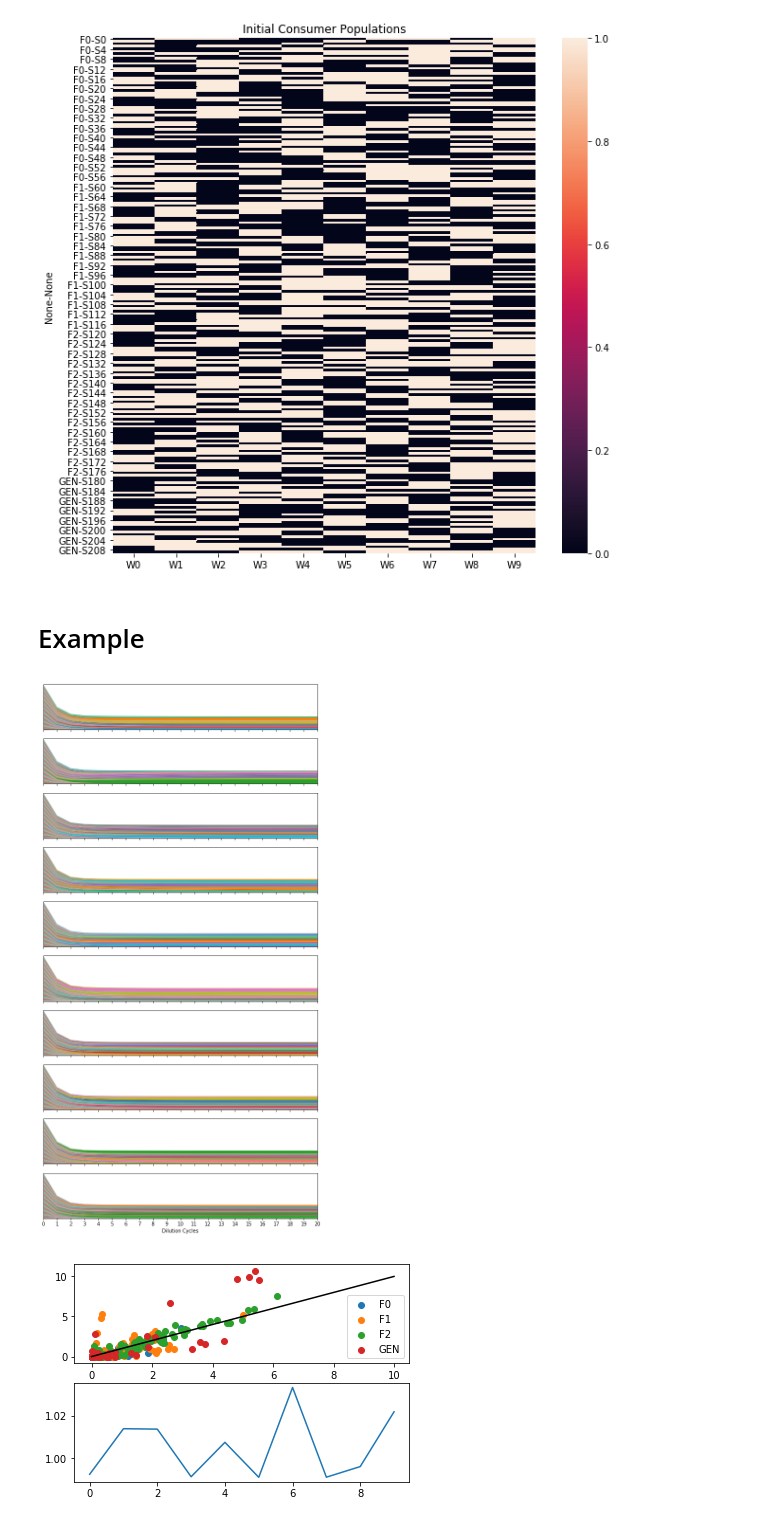
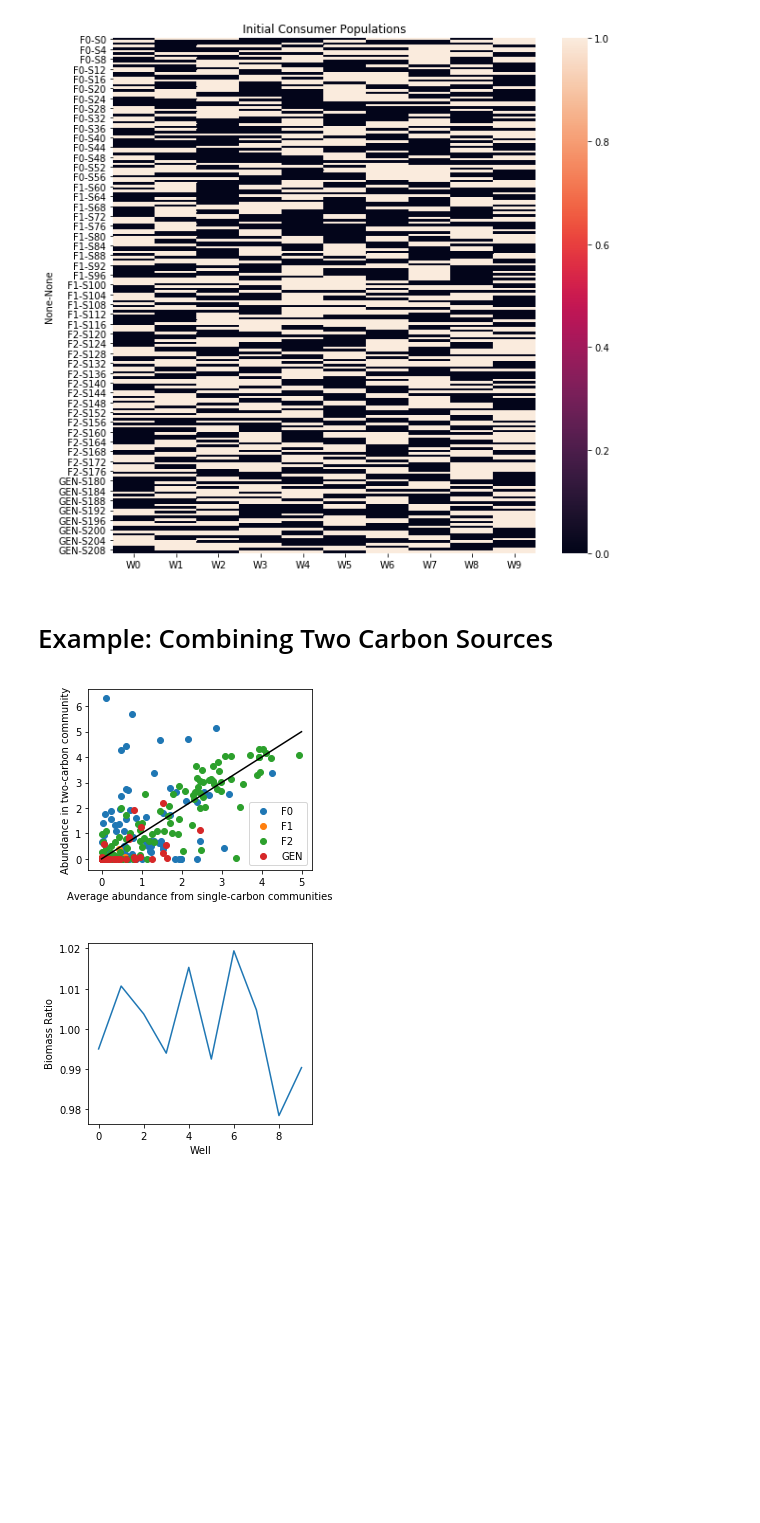
Before and after one commit to Emergent-Behaviors-in-Biology/community-simulator, a Jupyter notebook: Tutorial.ipynb, the cells around one changed output. Drawn from its saved outputs; the diff is of its cells as text; code cells hidden in the pictures; blank space fills up the shorter version.

```diff
--- a/Tutorial.ipynb
+++ b/Tutorial.ipynb
@@ -141,7 +135,7 @@ plt.show()
 # %% [output]
 [figure]
 # %% [markdown]
-# Example
+# Example: Combining Two Carbon Sources
 # %%
 mp = mp_default.copy()
 
@@ -152,6 +146,7 @@ def dRdt(N,R,params):
 
 c,D = MakeMatrices(mp)
 N0,R0 = MakeInitialState(mp)
+N0 = N0*1e-6
 N0,R0 = AddLabels(N0,R0,c)
 
 params = {'c':c,
@@ -162,35 +157,35 @@ params = {'c':c,
          'l':0.8,
          'tau':1}
 
-R0_al = np.zeros((len(D),mp['n_wells']))
-R0_ag = np.zeros((len(D),mp['n_wells']))
-R0_al[0,:] = 25
-R0_ag[30,:] = 25
+R0_g = np.zeros((len(D),mp['n_wells']))
+R0_r = np.zeros((len(D),mp['n_wells']))
+R0_g[0,:] = 25
+R0_r[1,:] = 25
 
-agarose = Community([N0,R0_ag],[dNdt,dRdt],params)
-alginate = Community([N0,R0_al],[dNdt,dRdt],params)
-mix = Community([N0,0.5*(R0_ag+R0_al)],[dNdt,dRdt],params)
+glucose = Community([N0,R0_g],[dNdt,dRdt],params)
+ribose = Community([N0,R0_r],[dNdt,dRdt],params)
+mix = Community([N0,0.5*(R0_g+R0_r)],[dNdt,dRdt],params)
 
-Ntraj, Rtraj = agarose.RunExperiment(np.eye(mp['n_wells'])/5,5,20)
-PlotTraj(Ntraj)
-plt.show()
-
-out = alginate.RunExperiment(np.eye(mp['n_wells'])/5,5,20)
-out = mix.RunExperiment(np.eye(mp['n_wells'])/5,5,20)
+Ntraj, Rtraj = glucose.RunExperiment(np.eye(mp['n_wells'])/5,5,20)
+Ntraj, Rtraj = ribose.RunExperiment(np.eye(mp['n_wells'])/5,5,20)
+Ntraj, Rtraj = mix.RunExperiment(np.eye(mp['n_wells'])/5,5,20)
-# %% [output]
-[figure, removed]
 # %%
-fig,axs = plt.subplots(2)
+fig,axs = plt.subplots(2,figsize=(4,8))
+fig.subplots_adjust(hspace = 0.4)
 for family in N0.index.levels[0]:
-    axs[0].scatter(0.5*(agarose.N.loc[family].values.reshape(-1)+
-                        alginate.N.loc[family].values.reshape(-1)),
+    axs[0].scatter(0.5*(glucose.N.loc[family].values.reshape(-1)+
+                        ribose.N.loc[family].values.reshape(-1)),
                    mix.N.loc[family].values.reshape(-1),label = family)
-axs[0].plot([0,10],[0,10],'k')
+axs[0].plot([0,5],[0,5],'k')
 axs[0].legend()
-axs[1].plot(mix.N.sum().values/(0.5*(agarose.N.sum()+alginate.N.sum()).values))
+axs[1].plot(mix.N.sum().values/(0.5*(glucose.N.sum()+ribose.N.sum()).values))
+axs[0].set_xlabel('Average abundance from single-carbon communities')
+axs[0].set_ylabel('Abundance in two-carbon community')
+axs[1].set_xlabel('Well')
+axs[1].set_ylabel('Biomass Ratio')
 pdf = bpdf.PdfPages('mix.pdf')
 pdf.savefig(fig)
 pdf.close()
 plt.show()
 # %% [output]
-[figure, old version]
+[figure, new version]
```
Also changed, not shown: parts of 3 cells of this notebook, 1 other file.
